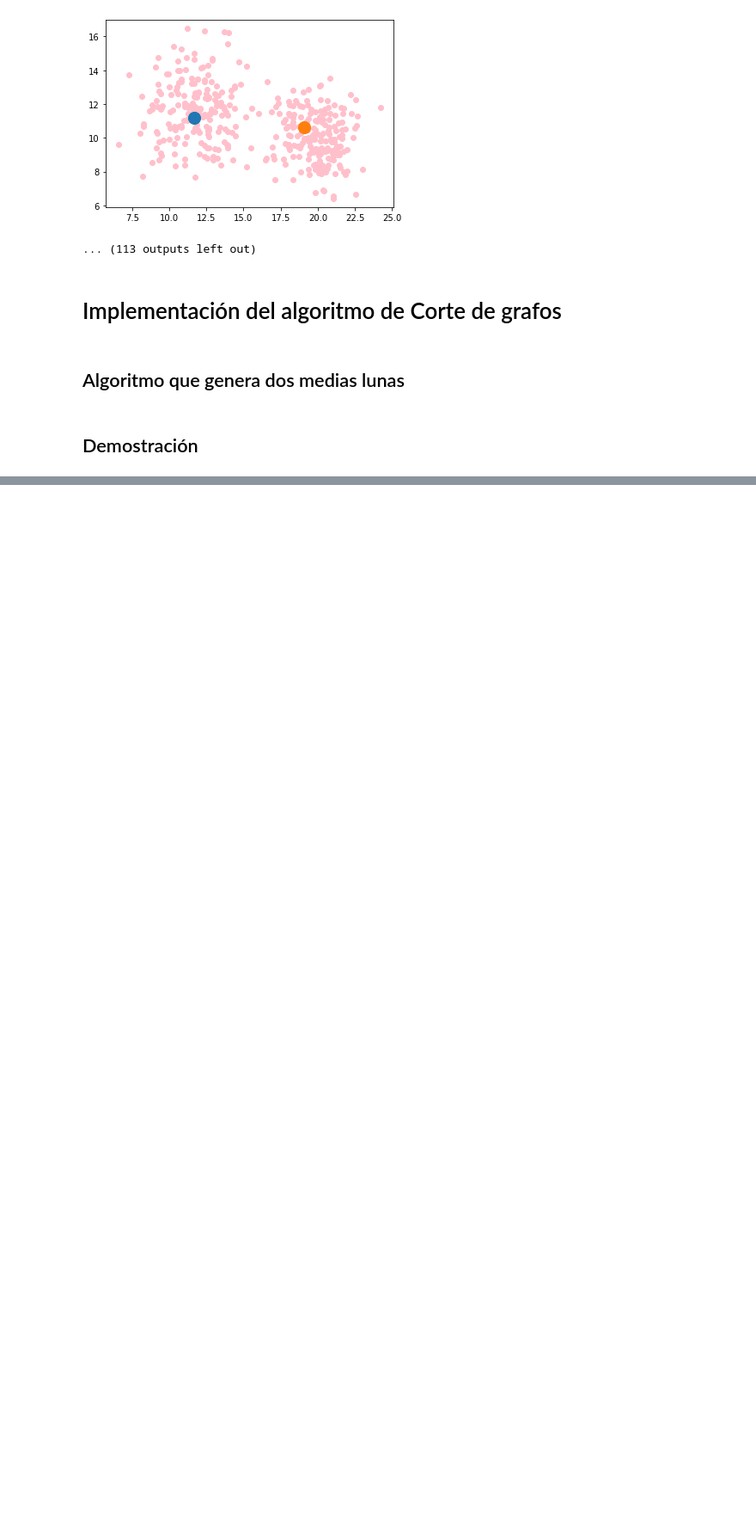
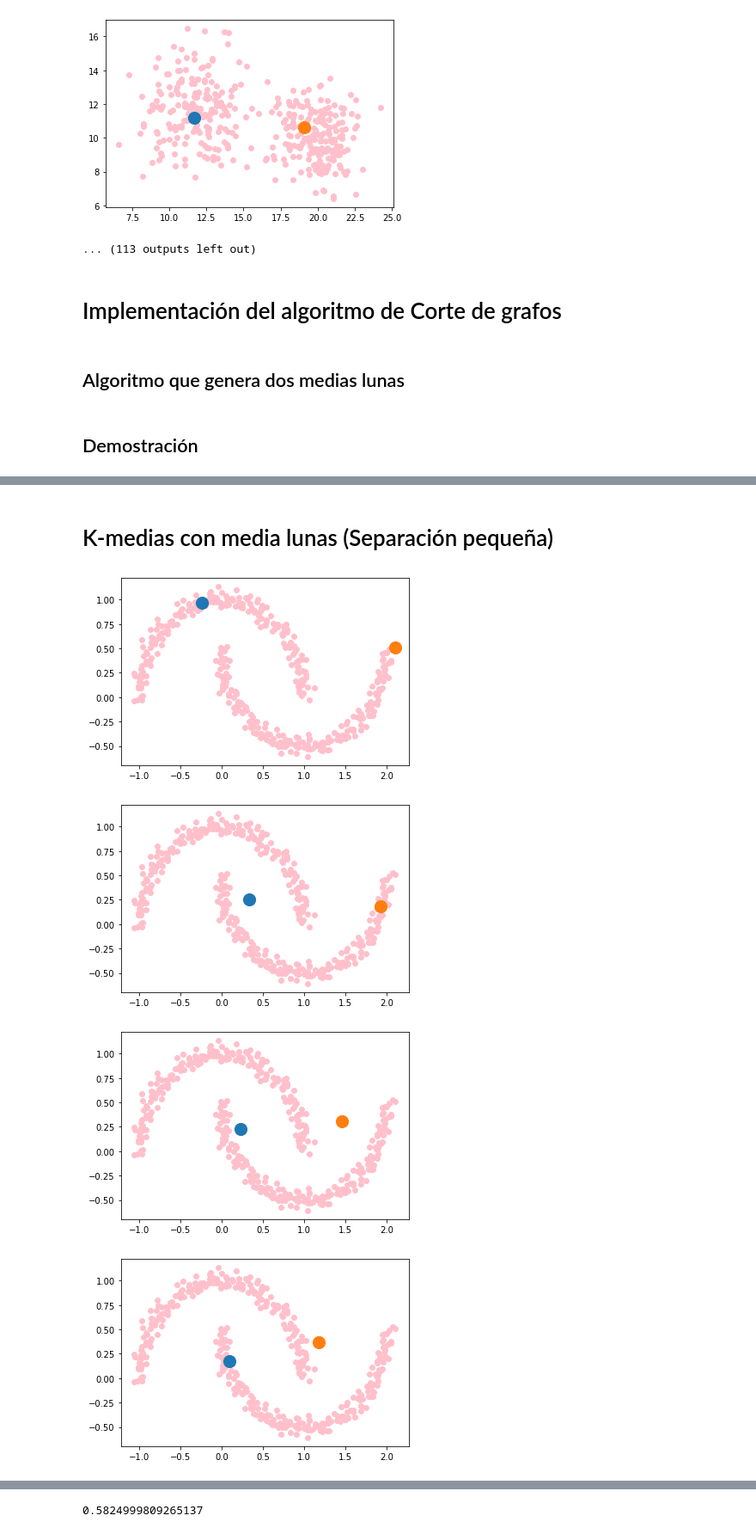
Before and after one commit to AndreyArguedas/MachineLearning, a Jupyter notebook: Implementación KMedias y Corte Grafos/TP3_Andrey_Victor_Heiner/KMeansImplementation.ipynb, the cells around one changed output, grey strips where cells are left out. Shown at 86% size. Saved outputs shown, nothing was run; the diff lists cells and outputs as text; code cells hidden in the pictures; blank space fills up the shorter version.

```diff
--- a/Implementación KMedias y Corte Grafos/TP3_Andrey_Victor_Heiner/KMeansImplementation.ipynb
+++ b/Implementación KMedias y Corte Grafos/TP3_Andrey_Victor_Heiner/KMeansImplementation.ipynb
@@ -331,0 +433,11 @@ tensor([[0.0000, 0.1248, 0.3559,  ..., 1.0756, 1.0945, 1.0544],
+# %% [markdown]
+# K-medias con media lunas (Separación pequeña)
+# %%
+X, y = make_half_moons((200, 200) , noise=0.050)
+
+test_Kmeans(y, X, 2, 4, True)
+# %% [output]
+[figure, added]
+[figure, added]
+[figure, added]
+[figure, added]
@@ -331,0 +445 @@ tensor([[0.0000, 0.1248, 0.3559,  ..., 1.0756, 1.0945, 1.0544],
+0.5824999809265137
```
Also changed, not shown: parts of 17 cells of this notebook, 8 other files.
